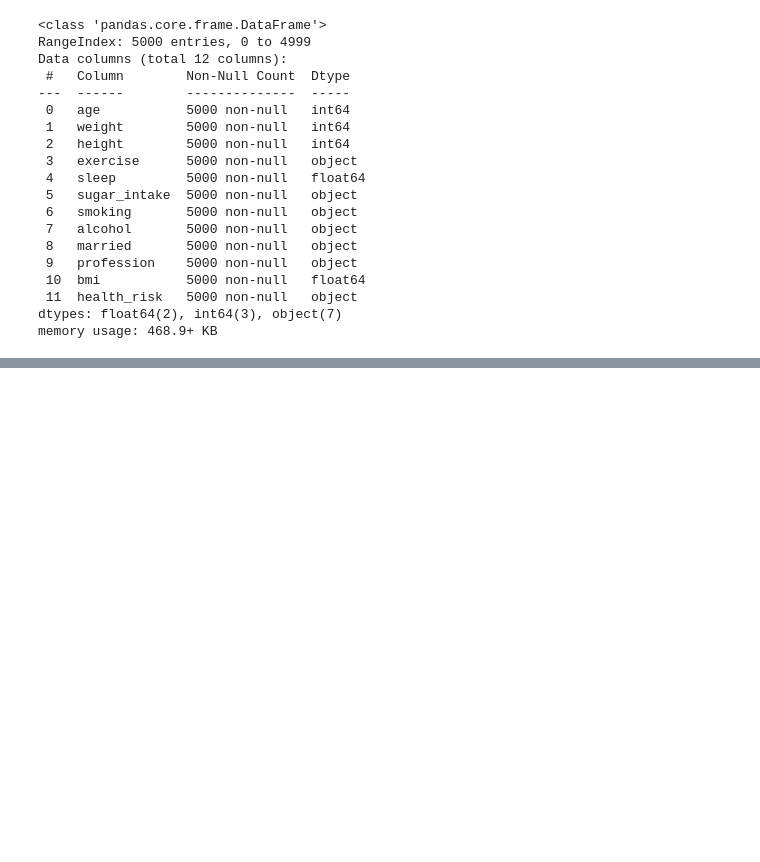
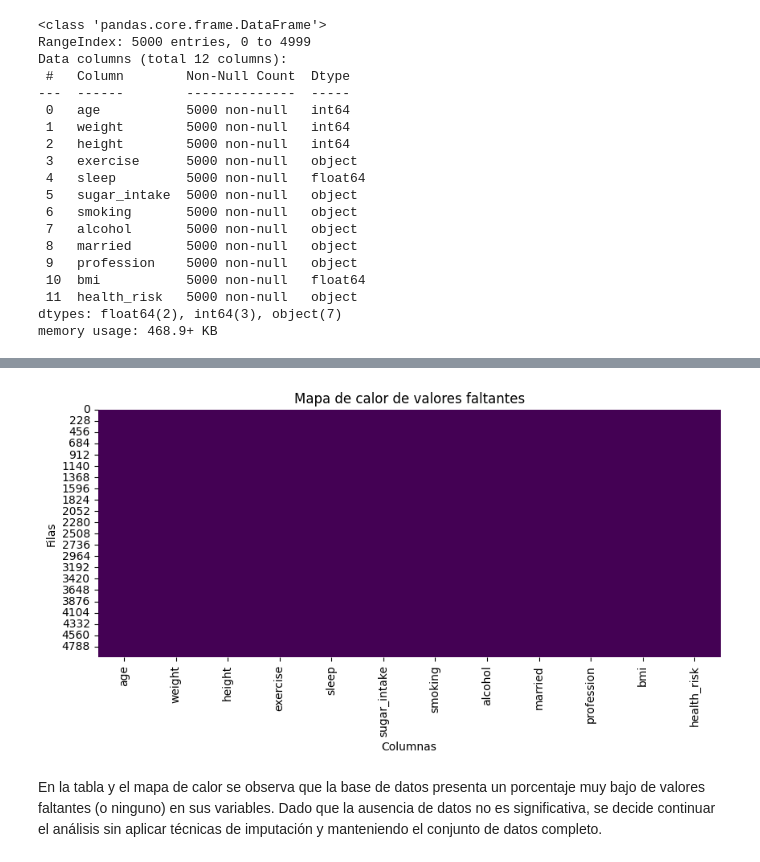
Before and after one commit to DiegoPineda08/PROYECTO-SALUD, a Jupyter notebook: notebooks/Proyecto_Salud.ipynb, the cells around one changed output, grey strips where cells are left out. Drawn from its saved outputs; the diff is of its cells as text; code cells hidden in the pictures; blank space fills up the shorter version.

```diff
--- a/notebooks/Proyecto_Salud.ipynb
+++ b/notebooks/Proyecto_Salud.ipynb
@@ -79,0 +120,16 @@ Prueba 3
+# %%
+# 2.2 Mapa de calor de valores faltantes
+plt.figure(figsize=(10, 4))
+sns.heatmap(df.isna(), cbar=False, cmap="viridis")
+plt.title("Mapa de calor de valores faltantes")
+plt.xlabel("Columnas")
+plt.ylabel("Filas")
+plt.show()
+# %% [output]
+[figure, added]
+# %% [markdown]
+En la tabla y el mapa de calor se observa que la base de datos presenta un
+porcentaje muy bajo de valores faltantes (o ninguno) en sus variables.
+Dado que la ausencia de datos no es significativa, se decide continuar el
+análisis sin aplicar técnicas de imputación y manteniendo el conjunto de
+datos completo.
```
Also changed, not shown: parts of 23 cells of this notebook.
